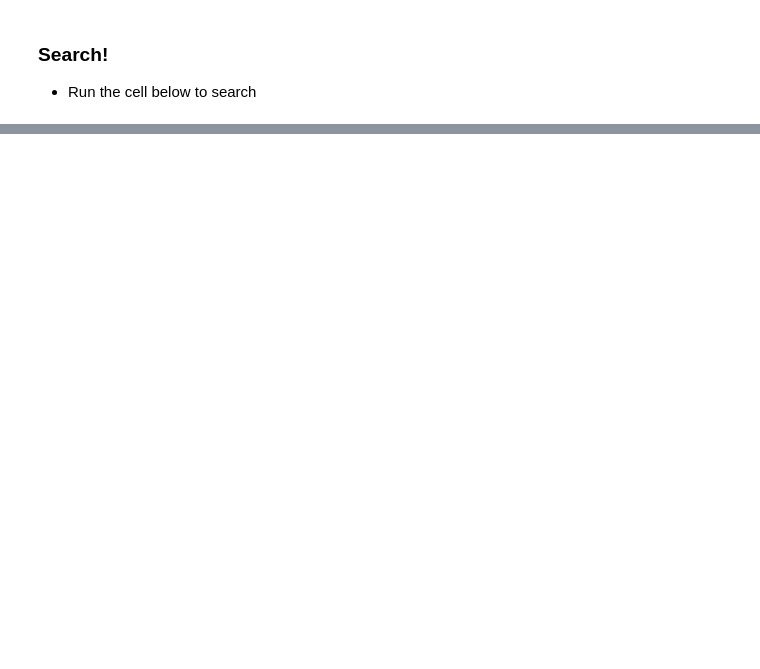
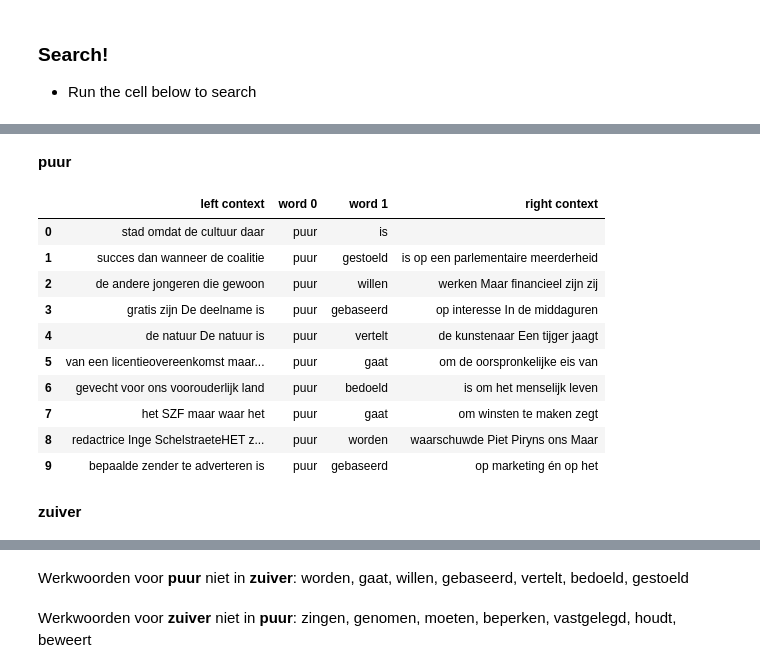
Before and after one commit to INL/chaining-search, a Jupyter notebook: Chaining search.ipynb, the cells around one changed output, grey strips where cells are left out. Cells and saved outputs as stored; diff of their text form; code cells hidden in the pictures; blank space fills up the shorter version.

Commit message:
Moved code to module. Restructured code. Added difference search in corpus.

```diff
--- a/Chaining search.ipynb
+++ b/Chaining search.ipynb
@@ -252,0 +81,41 @@ elif (lexicon=="diamant"):
+# %%
+from chaininglib import search
+from IPython.core.display import display, HTML
+
+# Word 1: puur
+query1= r'[word="puur"][pos="verb"]'
+corpus1 = "chn"
+df_corpus1 = search.search_corpus(query1,corpus1)
+display(HTML('<b>puur</b>'))
+display(df_corpus1)
+
+# Word 2: zuiver
+query2= r'[word="zuiver"][pos="verb"]'
+corpus2 = "chn"
+df_corpus2 = search.search_corpus(query2,corpus2)
+display(HTML('<b>zuiver</b>'))
+display(df_corpus2)
+
+# Compute difference
+set_df1 = set(df_corpus1["word 1"])
+set_df2 = set(df_corpus2["word 1"])
+# Elements of 1 that are not in 2
+diff_left = set_df1.difference(set_df2)
+display(HTML('Werkwoorden voor <b>puur</b> niet in <b>zuiver</b>: ' + ", ".join(diff_left)))
+# Elements of 2 that are not in 1
+diff_right = set_df2.difference(set_df1)
+display(HTML('Werkwoorden voor <b>zuiver</b> niet in <b>puur</b>: ' + ", ".join(diff_right)))
+# %% [output]
+puur
+|  | left context | word 0 | word 1 | right context |
+| 0 | stad omdat de cultuur daar | puur | is |  |
+| 1 | succes dan wanneer de coalitie | puur | gestoeld | is op een parlementaire meerderheid |
+| 2 | de andere jongeren die gewoon | puur | willen | werken Maar financieel zijn zij |
+| 3 | gratis zijn De deelname is | puur | gebaseerd | op interesse In de middaguren |
+| 4 | de natuur De natuur is | puur | vertelt | de kunstenaar Een tijger jaagt |
+| 5 | van een licentieovereenkomst maar... | puur | gaat | om de oorspronkelijke eis van |
+| 6 | gevecht voor ons voorouderlijk land | puur | bedoeld | is om het menselijk leven |
+| 7 | het SZF maar waar het | puur | gaat | om winsten te maken zegt |
+| 8 | redactrice Inge SchelstraeteHET z... | puur | worden | waarschuwde Piet Piryns ons Maar |
+| 9 | bepaalde zender te adverteren is | puur | gebaseerd | op marketing én op het |
+zuiver
@@ -252,0 +133,2 @@ elif (lexicon=="diamant"):
+Werkwoorden voor puur niet in zuiver: worden, gaat, willen, gebaseerd, vertelt, bedoeld, gestoeld
+Werkwoorden voor zuiver niet in puur: zingen, genomen, moeten, beperken, vastgelegd, houdt, beweert
```
Also changed, not shown: parts of 17 cells of this notebook, 4 other files.
